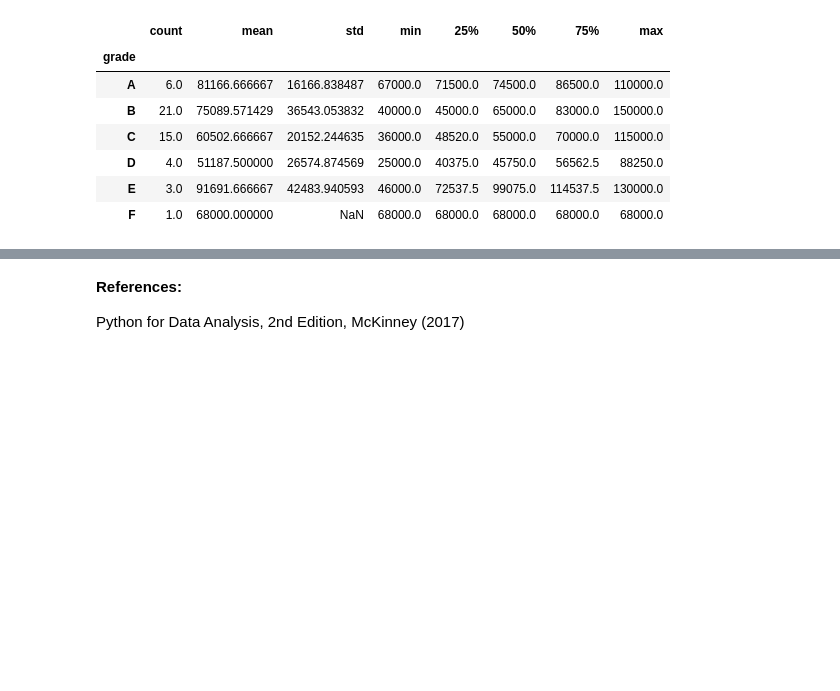
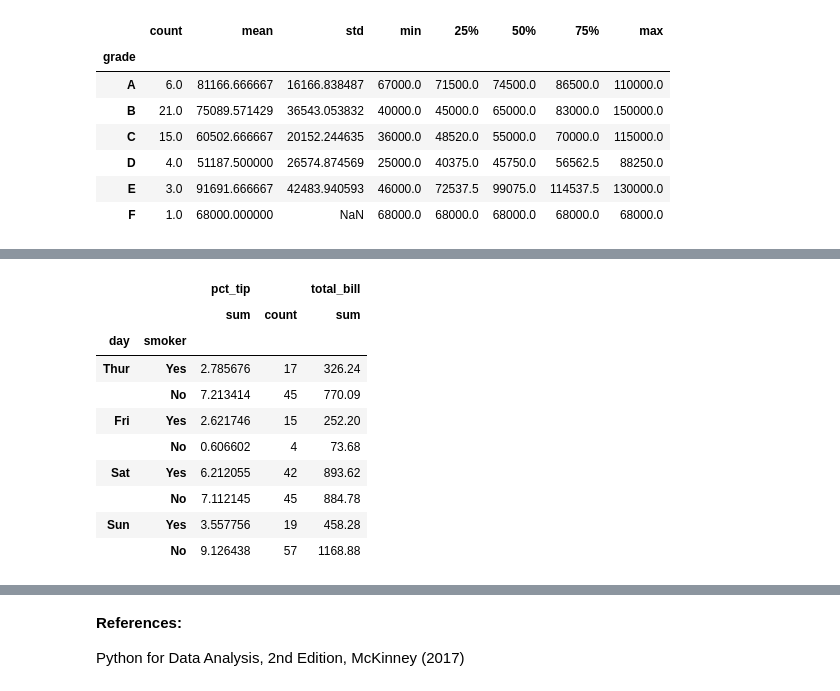
Before and after one commit to bryanblackbee/ds-learning-journey, a Jupyter notebook: jupyter_notebook/topics/data-analysis-with-python/chap-10-2-Data-Aggregation.ipynb, the cells around one changed output, grey strips where cells are left out. Cells and saved outputs as stored; diff of their text form; code cells hidden in the pictures; blank space fills up the shorter version.

```diff
--- a/jupyter_notebook/topics/data-analysis-with-python/chap-10-2-Data-Aggregation.ipynb
+++ b/jupyter_notebook/topics/data-analysis-with-python/chap-10-2-Data-Aggregation.ipynb
@@ -132,0 +227,15 @@ df.groupby('grade')['annual_income'].describe()
+# %%
+# Passing in a dict will aggregate using the columns, and the list of functions to pass.
+by_day_by_smoker_groupby['pct_tip', 'total_bill'].agg({'pct_tip' : ['sum', 'count'], 'total_bill':['sum',]})
+# %% [output]
+|  |  | pct_tip |  | total_bill |
+|  |  | sum | count | sum |
+| day | smoker |  |  |  |
+| Thur | Yes | 2.785676 | 17 | 326.24 |
+|  | No | 7.213414 | 45 | 770.09 |
+| Fri | Yes | 2.621746 | 15 | 252.20 |
+|  | No | 0.606602 | 4 | 73.68 |
+| Sat | Yes | 6.212055 | 42 | 893.62 |
+|  | No | 7.112145 | 45 | 884.78 |
+| Sun | Yes | 3.557756 | 19 | 458.28 |
+|  | No | 9.126438 | 57 | 1168.88 |
```
Also changed, not shown: parts of 13 cells of this notebook, 2 other files.
